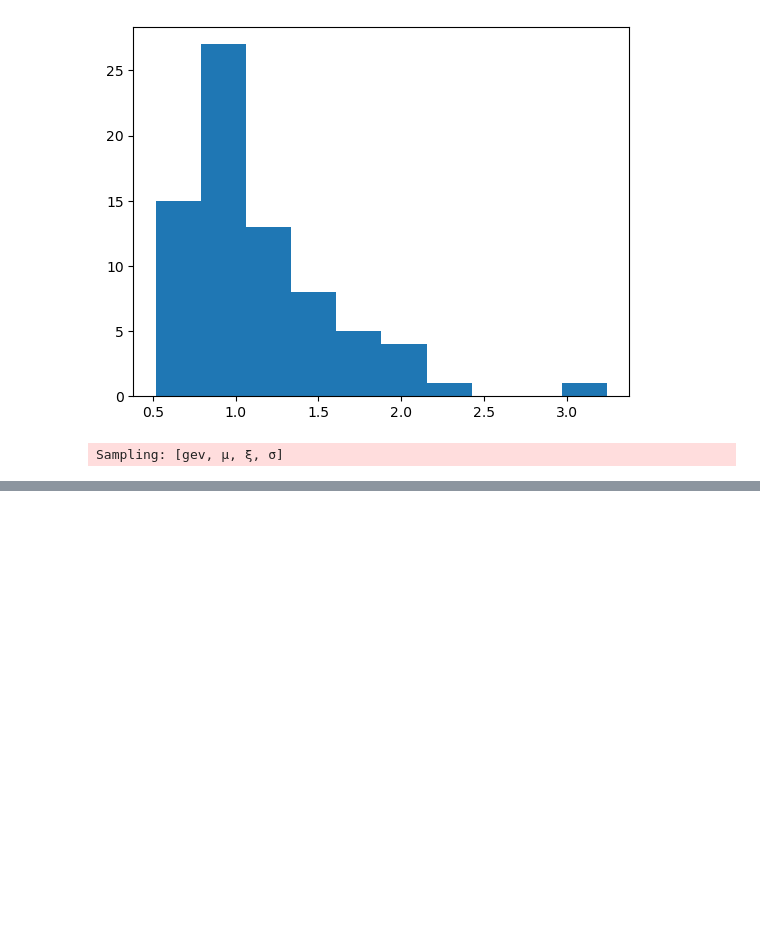
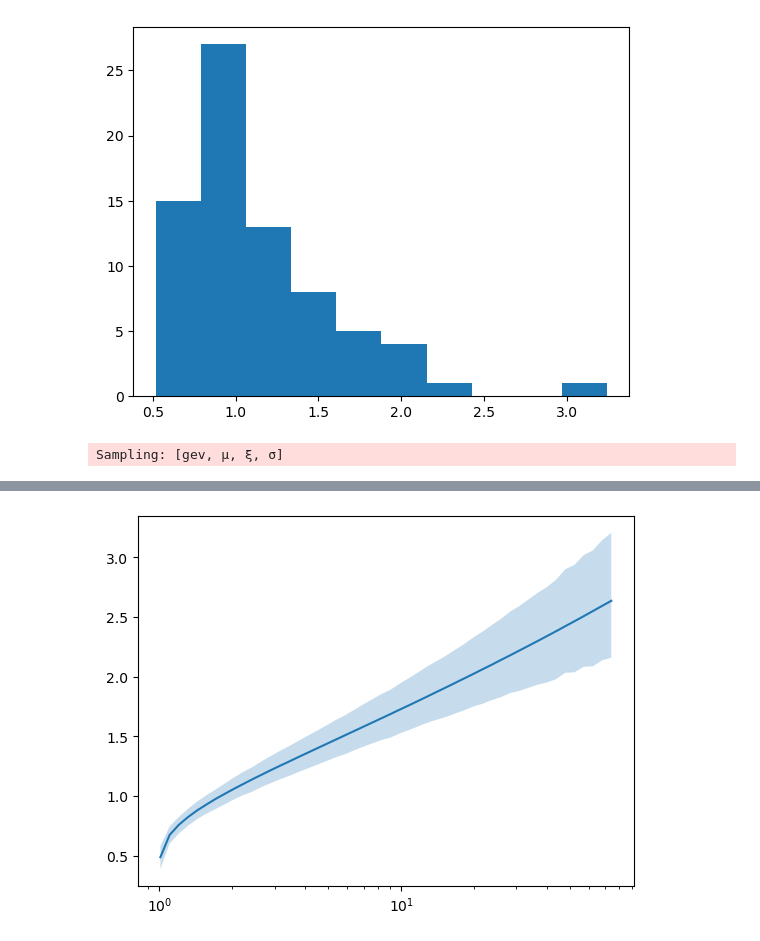
Before and after one commit to jjmossel/extremeweather, a Jupyter notebook: notebooks/GEV_probabilistic_01.ipynb, the cells around one changed output, grey strips where cells are left out. Cells and saved outputs as stored; diff of their text form; code cells hidden in the pictures; blank space fills up the shorter version.

```diff
--- a/notebooks/GEV_probabilistic_01.ipynb
+++ b/notebooks/GEV_probabilistic_01.ipynb
@@ -109,0 +119,9 @@ az.plot_trace(idata, var_names=["μ", "σ", "ξ"], figsize=(12, 12));
+# %%
+z_p_summary = az.summary(idata,var_names=['z_p'],hdi_prob= 0.95)
+z_p_summary.index=return_periods
+# %%
+z_p_summary['mean'].plot()
+plt.fill_between(z_p_summary.index,z_p_summary['hdi_2.5%'].values,z_p_summary['hdi_97.5%'].values,alpha=0.25)
+plt.xscale("log")
+# %% [output]
+[figure, added]
```
Also changed, not shown: parts of 11 cells of this notebook.
